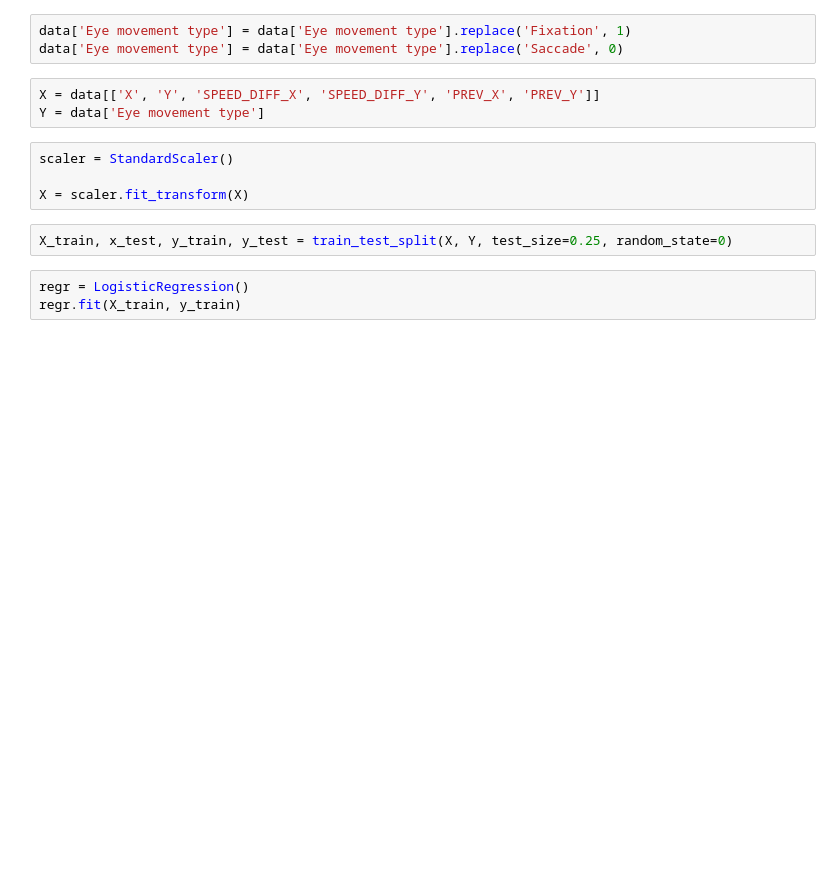
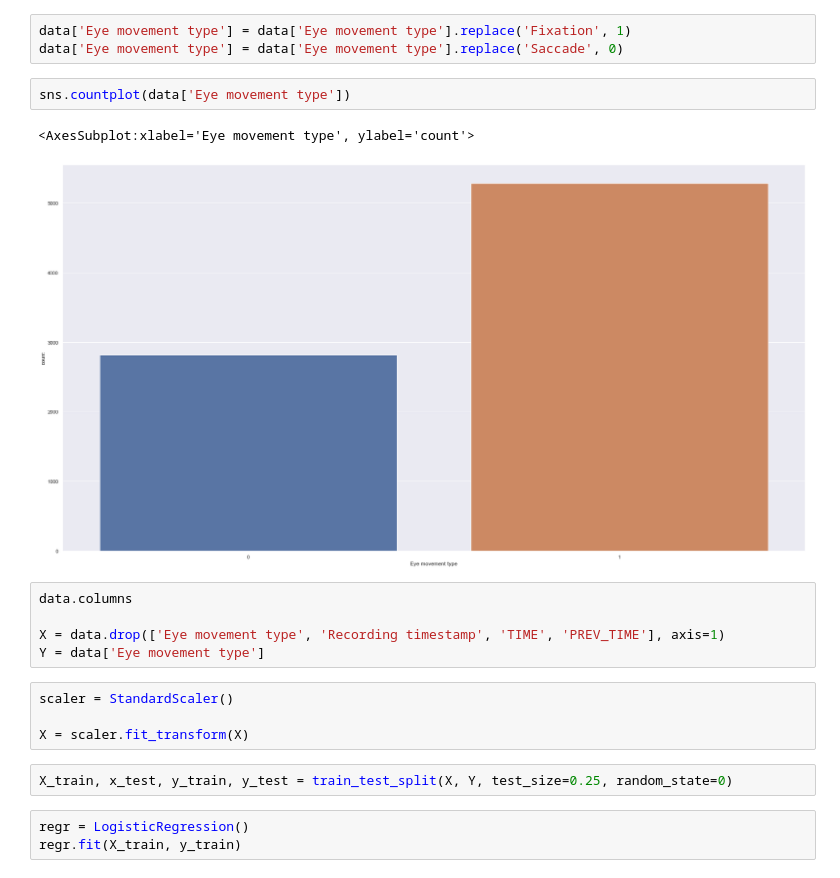
Before and after one commit to Tuur123/StageHITlab, a Jupyter notebook: FixationFinder/research.ipynb, the cells around one changed output. Cells and saved outputs as stored; diff of their text form; blank space fills up the shorter version.

```diff
--- a/FixationFinder/research.ipynb
+++ b/FixationFinder/research.ipynb
@@ -48,9 +59,16 @@ sns.lineplot(x=data['TIME'], y=data['SPEED_DIFF_Y'], hue=data['Eye movement type
 # %%
 data['Eye movement type'] = data['Eye movement type'].replace('Fixation', 1)
 data['Eye movement type'] = data['Eye movement type'].replace('Saccade', 0)
-# %%
-X = data[['X', 'Y', 'SPEED_DIFF_X', 'SPEED_DIFF_Y', 'PREV_X', 'PREV_Y']]
-Y = data['Eye movement type']
+# %%
+sns.countplot(data['Eye movement type'])
+# %% [output]
+<AxesSubplot:xlabel='Eye movement type', ylabel='count'>
+[figure, added]
+# %%
+data.columns
+
+X = data.drop(['Eye movement type', 'Recording timestamp', 'TIME', 'PREV_TIME'], axis=1)
+Y = data['Eye movement type']
 # %%
 scaler = StandardScaler()
 
```
Also changed, not shown: parts of 13 cells of this notebook, 3 other files.
